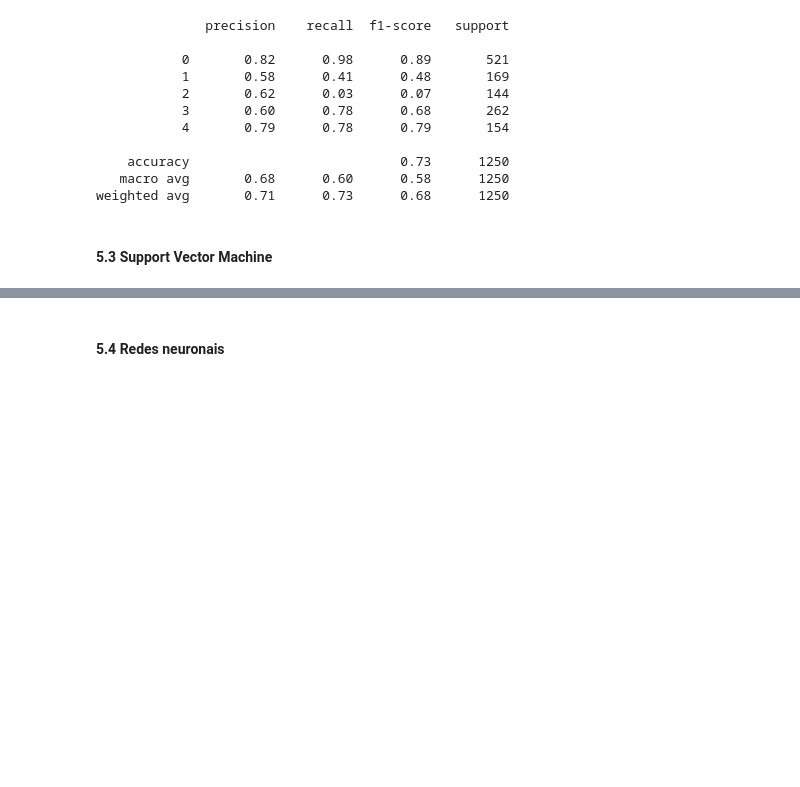
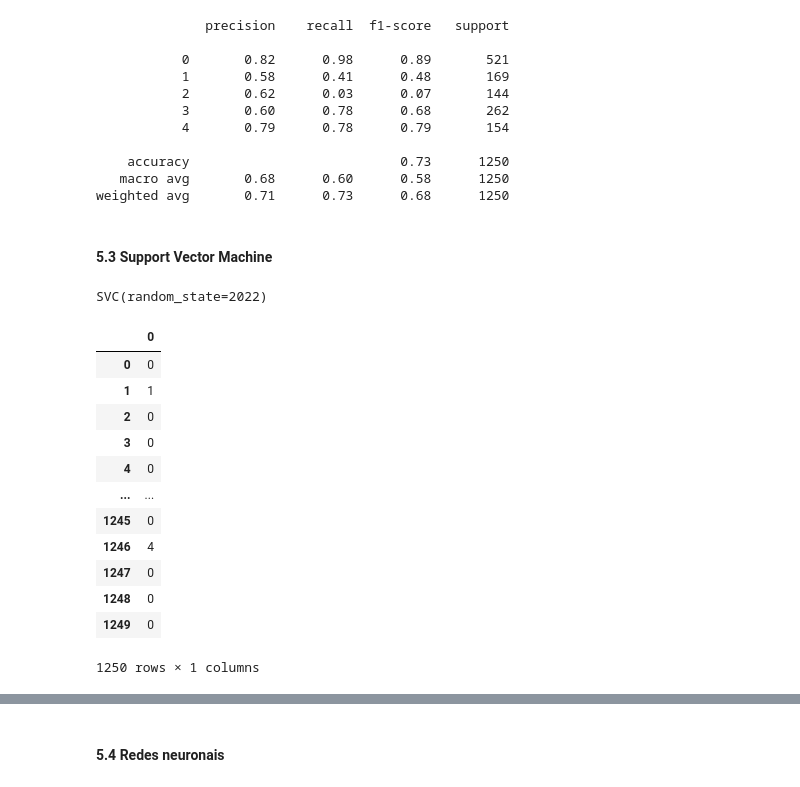
Before and after one commit to simaocunha71/machine_learning-daa, a Jupyter notebook: tarefa_kaggle.ipynb, the cells around one changed output, grey strips where cells are left out. Saved outputs shown, nothing was run; the diff lists cells and outputs as text; code cells hidden in the pictures; blank space fills up the shorter version.

```diff
--- a/tarefa_kaggle.ipynb
+++ b/tarefa_kaggle.ipynb
@@ -335,3 +537,5 @@ weighted avg       0.71      0.73      0.68      1250
 download_submission_file(lr, df_teste, "submission_files/logisticRegression.csv")
 # %% [markdown]
 #### 5.3 Support Vector Machine
+# %%
+x_train, x_test, y_train, y_test = train_test_split(x, y, test_size=0.25, random_state=2022)
@@ -337,0 +544,22 @@ download_submission_file(lr, df_teste, "submission_files/logisticRegression.csv"
+# %%
+model = SVC(random_state=2022)
+model.fit(x_train,y_train)
+# %% [output]
+SVC(random_state=2022)
+# %%
+y_pred = model.predict(x_test)
+pd.DataFrame(y_pred)
+# %% [output]
+|  | 0 |
+| 0 | 0 |
+| 1 | 1 |
+| 2 | 0 |
+| 3 | 0 |
+| 4 | 0 |
+| ... | ... |
+| 1245 | 0 |
+| 1246 | 4 |
+| 1247 | 0 |
+| 1248 | 0 |
+| 1249 | 0 |
+1250 rows × 1 columns
```
Also changed, not shown: parts of 47 cells of this notebook, 1 other file.
